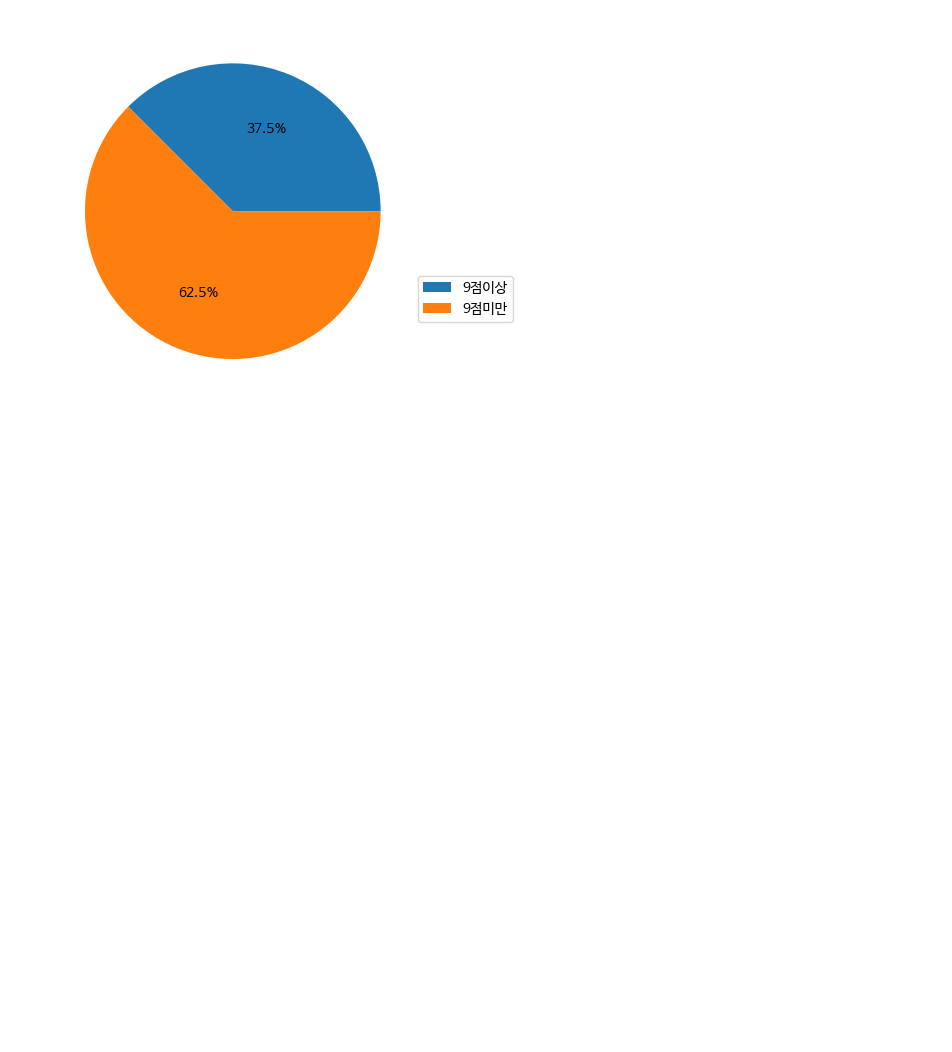
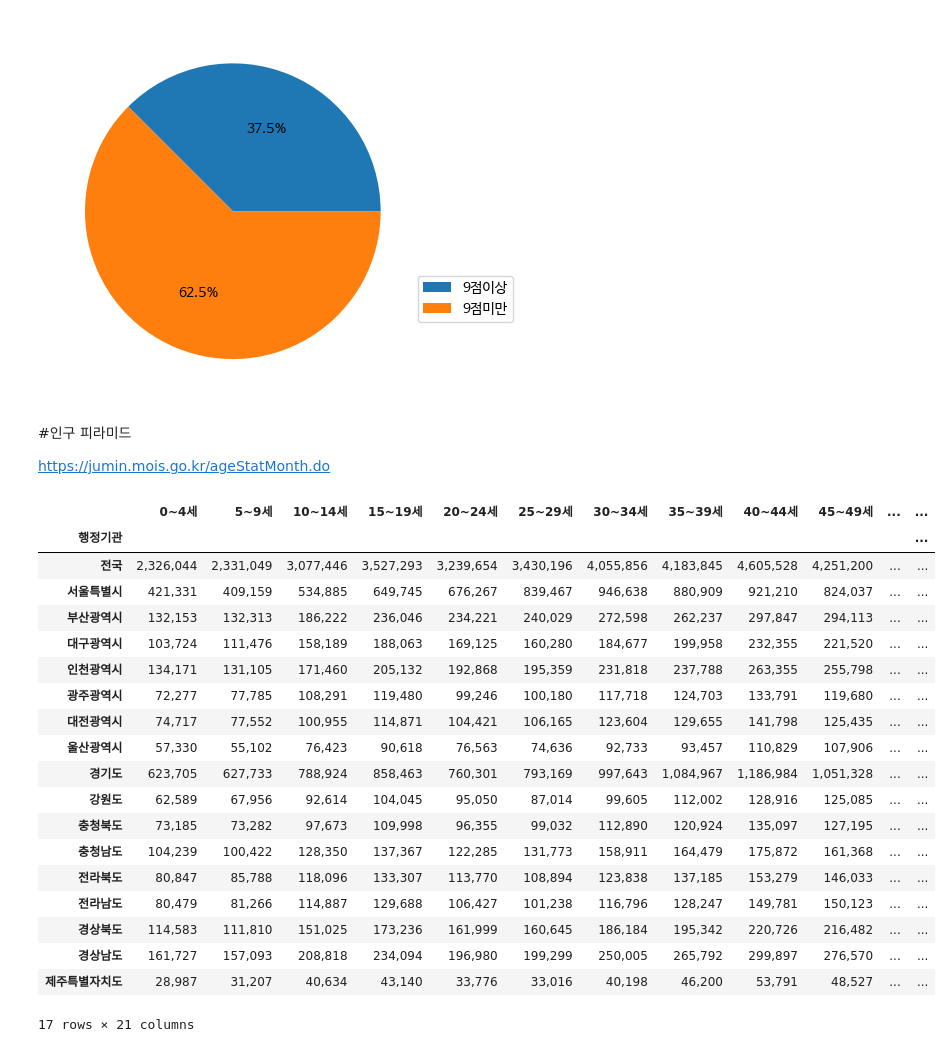
Before and after one commit to sukjin1/ed, a Jupyter notebook: Matplotlib_Nado.ipynb, the cells around one changed output. Saved outputs shown, nothing was run; the diff lists cells and outputs as text; code cells hidden in the pictures; blank space fills up the shorter version.

```diff
--- a/Matplotlib_Nado.ipynb
+++ b/Matplotlib_Nado.ipynb
@@ -822,3 +822,34 @@ plt.legend(loc=(1, 0.2), labels=labels)
 5
 <matplotlib.legend.Legend at 0x...>
 [figure]
+# %% [markdown]
+#인구 피라미드
+
+https://jumin.mois.go.kr/ageStatMonth.do
+# %%
+df = pd.read_excel('/content/drive/My Drive/Colab Notebooks/201204_201204_연령별인구현황_월간2.xlsx',
+                   skiprows=3, index_col='행정기관',
+                   usecols='B,E:Y')
+
+df
+# %% [output]
+|  | 0~4세 | 5~9세 | 10~14세 | 15~19세 | 20~24세 | 25~29세 | 30~34세 | 35~39세 | 40~44세 | 45~49세 | ... | ... |
+| 행정기관 |  |  |  |  |  |  |  |  |  |  |  | ... |
+| 전국 | 2,326,044 | 2,331,049 | 3,077,446 | 3,527,293 | 3,239,654 | 3,430,196 | 4,055,856 | 4,183,845 | 4,605,528 | 4,251,200 | ... | ... |
+| 서울특별시 | 421,331 | 409,159 | 534,885 | 649,745 | 676,267 | 839,467 | 946,638 | 880,909 | 921,210 | 824,037 | ... | ... |
+| 부산광역시 | 132,153 | 132,313 | 186,222 | 236,046 | 234,221 | 240,029 | 272,598 | 262,237 | 297,847 | 294,113 | ... | ... |
+| 대구광역시 | 103,724 | 111,476 | 158,189 | 188,063 | 169,125 | 160,280 | 184,677 | 199,958 | 232,355 | 221,520 | ... | ... |
+| 인천광역시 | 134,171 | 131,105 | 171,460 | 205,132 | 192,868 | 195,359 | 231,818 | 237,788 | 263,355 | 255,798 | ... | ... |
+| 광주광역시 | 72,277 | 77,785 | 108,291 | 119,480 | 99,246 | 100,180 | 117,718 | 124,703 | 133,791 | 119,680 | ... | ... |
+| 대전광역시 | 74,717 | 77,552 | 100,955 | 114,871 | 104,421 | 106,165 | 123,604 | 129,655 | 141,798 | 125,435 | ... | ... |
+| 울산광역시 | 57,330 | 55,102 | 76,423 | 90,618 | 76,563 | 74,636 | 92,733 | 93,457 | 110,829 | 107,906 | ... | ... |
+| 경기도 | 623,705 | 627,733 | 788,924 | 858,463 | 760,301 | 793,169 | 997,643 | 1,084,967 | 1,186,984 | 1,051,328 | ... | ... |
+| 강원도 | 62,589 | 67,956 | 92,614 | 104,045 | 95,050 | 87,014 | 99,605 | 112,002 | 128,916 | 125,085 | ... | ... |
+| 충청북도 | 73,185 | 73,282 | 97,673 | 109,998 | 96,355 | 99,032 | 112,890 | 120,924 | 135,097 | 127,195 | ... | ... |
+| 충청남도 | 104,239 | 100,422 | 128,350 | 137,367 | 122,285 | 131,773 | 158,911 | 164,479 | 175,872 | 161,368 | ... | ... |
+| 전라북도 | 80,847 | 85,788 | 118,096 | 133,307 | 113,770 | 108,894 | 123,838 | 137,185 | 153,279 | 146,033 | ... | ... |
+| 전라남도 | 80,479 | 81,266 | 114,887 | 129,688 | 106,427 | 101,238 | 116,796 | 128,247 | 149,781 | 150,123 | ... | ... |
+| 경상북도 | 114,583 | 111,810 | 151,025 | 173,236 | 161,999 | 160,645 | 186,184 | 195,342 | 220,726 | 216,482 | ... | ... |
+| 경상남도 | 161,727 | 157,093 | 208,818 | 234,094 | 196,980 | 199,299 | 250,005 | 265,792 | 299,897 | 276,570 | ... | ... |
+| 제주특별자치도 | 28,987 | 31,207 | 40,634 | 43,140 | 33,776 | 33,016 | 40,198 | 46,200 | 53,791 | 48,527 | ... | ... |
+17 rows × 21 columns
```
Also changed, not shown: parts of 22 cells of this notebook.
